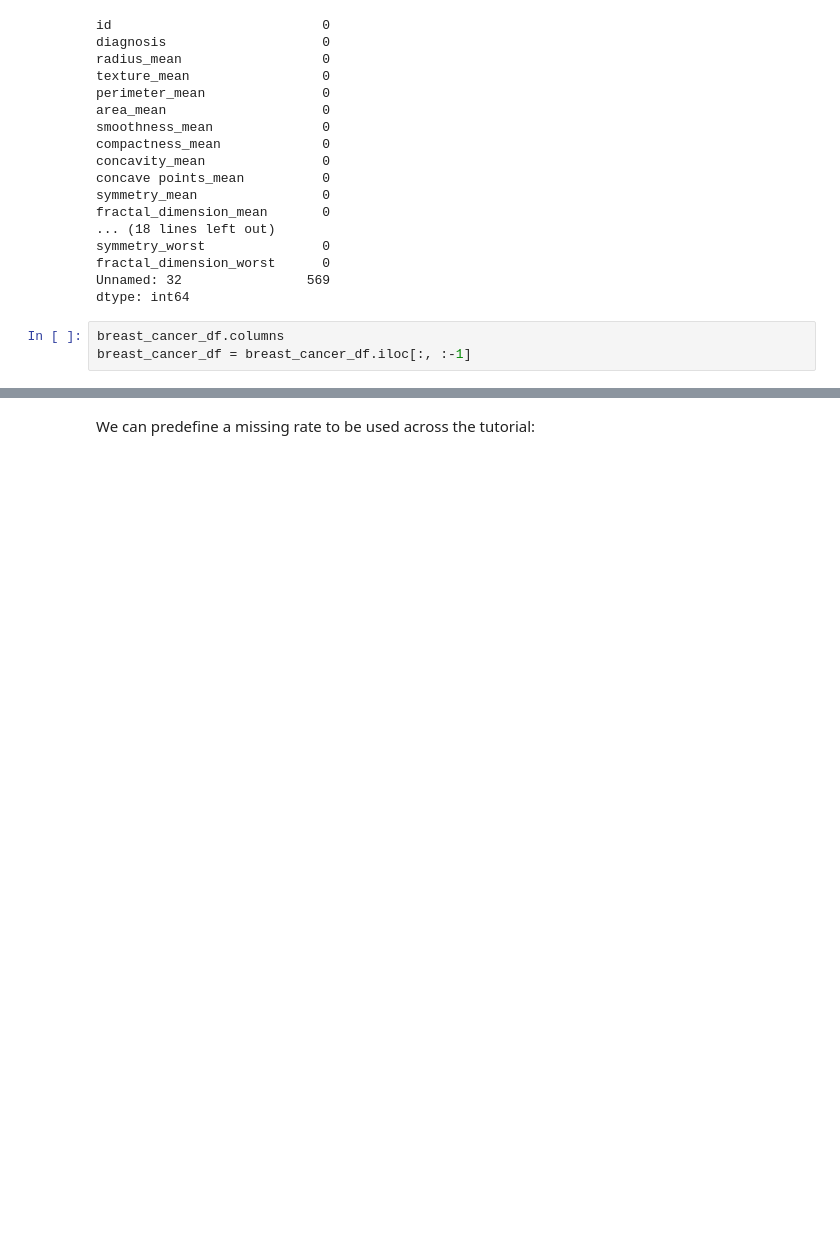
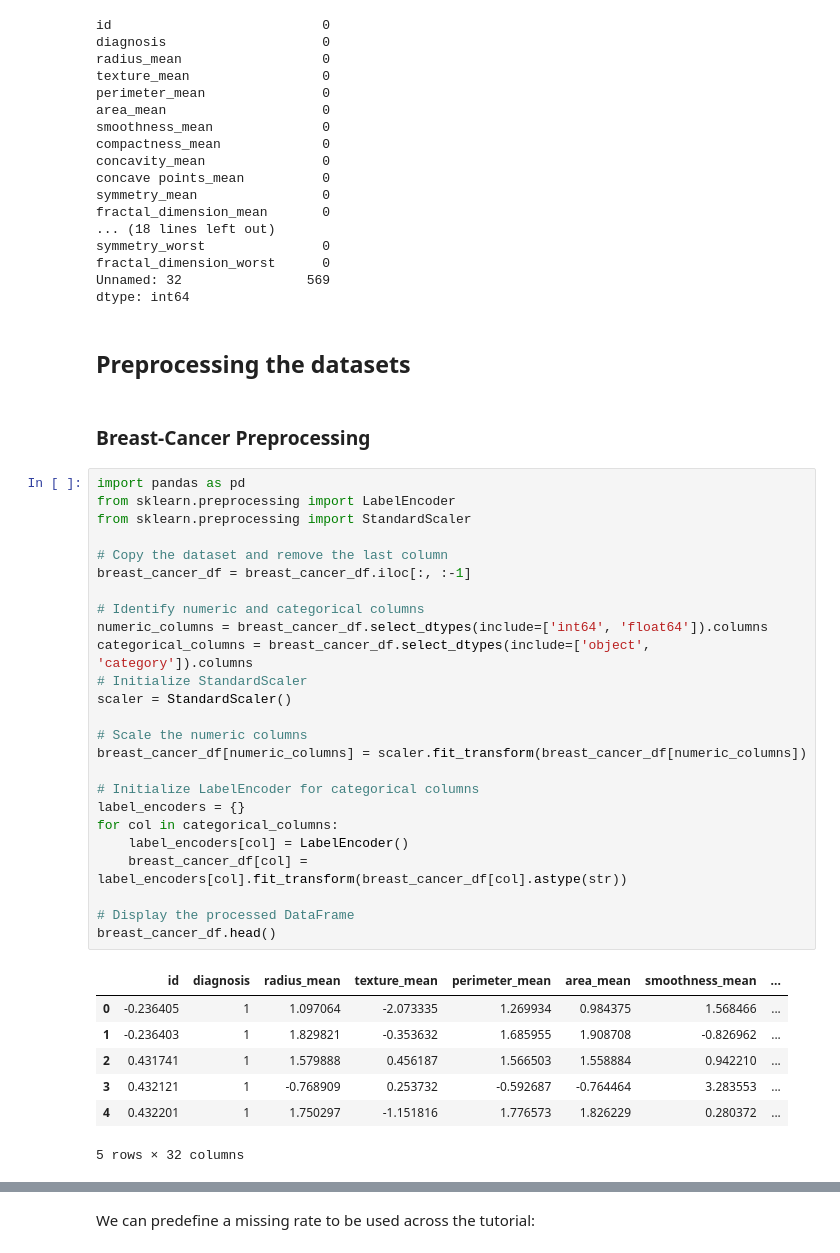
Before and after one commit to up202108724/IAS_4thAssignment, a Jupyter notebook: T04_up202108724.ipynb, the cells around one changed output, grey strips where cells are left out. Saved outputs shown, nothing was run; the diff lists cells and outputs as text; blank space fills up the shorter version.

```diff
--- a/T04_up202108724.ipynb
+++ b/T04_up202108724.ipynb
@@ -74,6 +74,40 @@ symmetry_worst               0
 fractal_dimension_worst      0
 Unnamed: 32                569
 dtype: int64
-# %%
-breast_cancer_df.columns
-breast_cancer_df = breast_cancer_df.iloc[:, :-1]
+# %% [markdown]
+## Preprocessing the datasets
+# %% [markdown]
+### Breast-Cancer Preprocessing
+# %%
+import pandas as pd
+from sklearn.preprocessing import LabelEncoder
+from sklearn.preprocessing import StandardScaler
+
+# Copy the dataset and remove the last column
+breast_cancer_df = breast_cancer_df.iloc[:, :-1]
+
+# Identify numeric and categorical columns
+numeric_columns = breast_cancer_df.select_dtypes(include=['int64', 'float64']).columns
+categorical_columns = breast_cancer_df.select_dtypes(include=['object', 'category']).columns
+# Initialize StandardScaler
+scaler = StandardScaler()
+
+# Scale the numeric columns
+breast_cancer_df[numeric_columns] = scaler.fit_transform(breast_cancer_df[numeric_columns])
+
+# Initialize LabelEncoder for categorical columns
+label_encoders = {}
+for col in categorical_columns:
+    label_encoders[col] = LabelEncoder()
+    breast_cancer_df[col] = label_encoders[col].fit_transform(breast_cancer_df[col].astype(str))
+
+# Display the processed DataFrame
+breast_cancer_df.head()
+# %% [output]
+|  | id | diagnosis | radius_mean | texture_mean | perimeter_mean | area_mean | smoothness_mean | ... |
+| 0 | -0.236405 | 1 | 1.097064 | -2.073335 | 1.269934 | 0.984375 | 1.568466 | ... |
+| 1 | -0.236403 | 1 | 1.829821 | -0.353632 | 1.685955 | 1.908708 | -0.826962 | ... |
+| 2 | 0.431741 | 1 | 1.579888 | 0.456187 | 1.566503 | 1.558884 | 0.942210 | ... |
+| 3 | 0.432121 | 1 | -0.768909 | 0.253732 | -0.592687 | -0.764464 | 3.283553 | ... |
+| 4 | 0.432201 | 1 | 1.750297 | -1.151816 | 1.776573 | 1.826229 | 0.280372 | ... |
+5 rows × 32 columns
```
Also changed, not shown: parts of 35 cells of this notebook.
